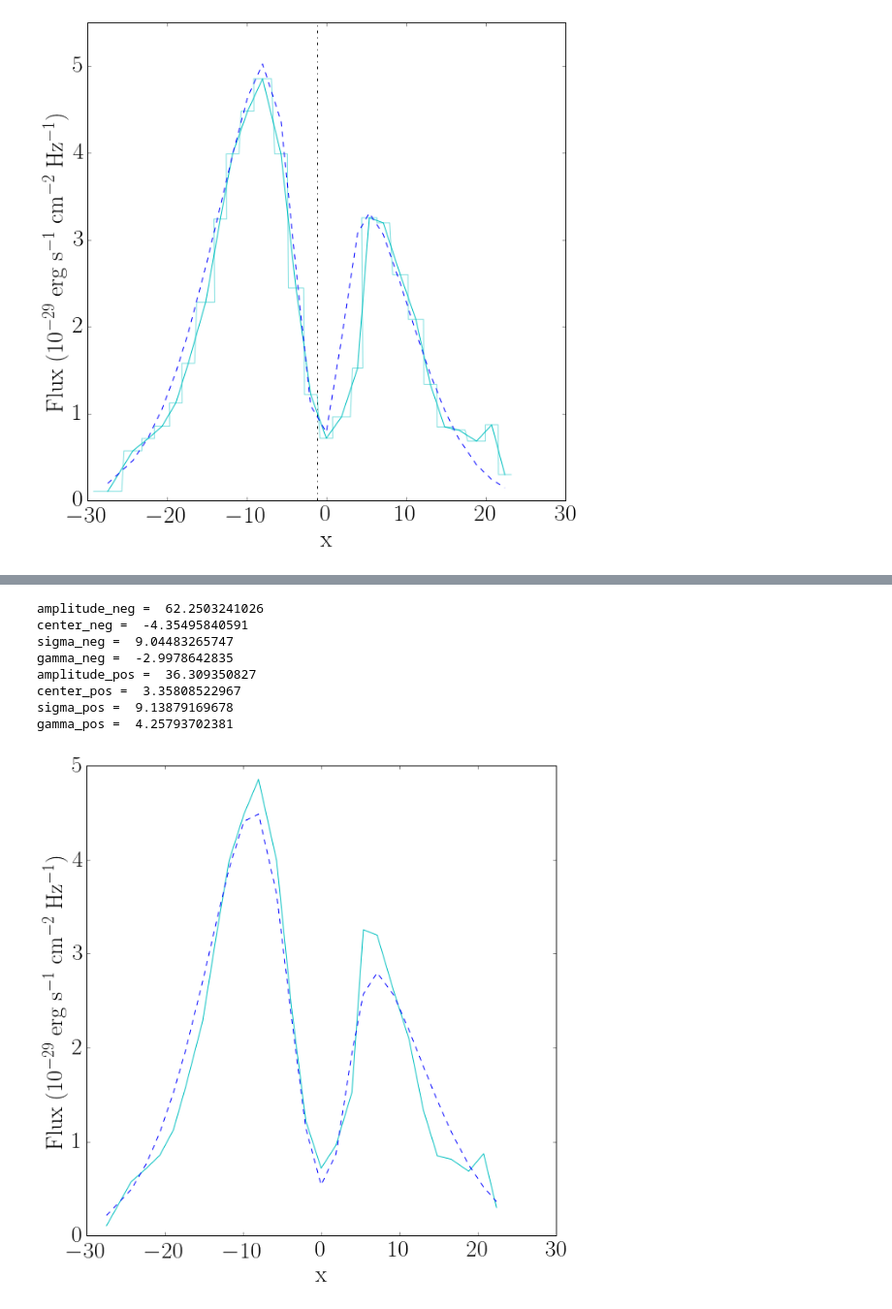
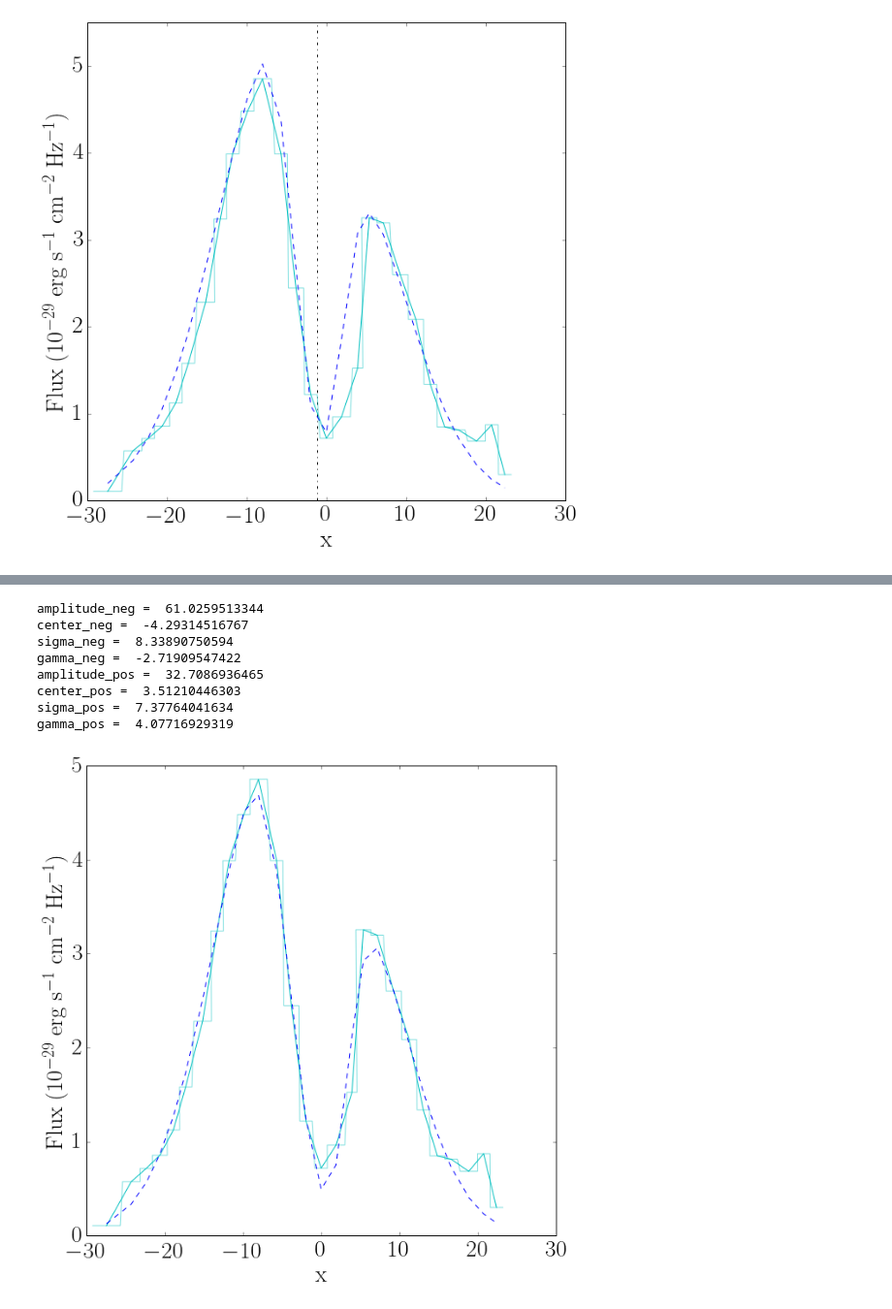
Before and after one commit to astroandes/CLARA_RotationOutflows, a Jupyter notebook: fit/gaussian_fit.ipynb, the cells around one changed output, grey strips where cells are left out. Shown: that part at 97% size. Saved outputs shown, nothing was run; the diff lists cells and outputs as text; code cells hidden in the pictures.

```diff
--- a/fit/gaussian_fit.ipynb
+++ b/fit/gaussian_fit.ipynb
@@ -127,11 +123,9 @@ l_walk = append(l_walk, likelihood(y_xp, y_x_fit0))
 # %%
 #MCMC Loop
 
-n_steps = 50000
+n_steps = 30000
 
 for i in range(n_steps):
-
-    print i
 
     amplitude_neg_prime = random.normal(amplitude_neg_walk[i], 0.1)
     center_neg_prime = random.normal(center_neg_walk[i], 0.1)
@@ -229,26 +205,27 @@ print 'center_pos = ', center_pos
 print 'sigma_pos = ', sigma_pos
 print 'gamma_pos = ', gamma_pos
 # %% [output]
-amplitude_neg =  62.2503241026
-center_neg =  -4.35495840591
-sigma_neg =  9.04483265747
-gamma_neg =  -2.9978642835
-amplitude_pos =  36.309350827
-center_pos =  3.35808522967
-sigma_pos =  9.13879169678
-gamma_pos =  4.25793702381
+amplitude_neg =  61.0259513344
+center_neg =  -4.29314516767
+sigma_neg =  8.33890750594
+gamma_neg =  -2.71909547422
+amplitude_pos =  32.7086936465
+center_pos =  3.51210446303
+sigma_pos =  7.37764041634
+gamma_pos =  4.07716929319
 # %%
 x_x_fit = x_xp
 y_x_fit = sum_2_skewed_gaussian(x_x_fit, amplitude_neg, center_neg, sigma_neg, gamma_neg, amplitude_pos, center_pos, sigma_pos, gamma_pos)
 # %%
 f = figure(figsize = (10,10))
 plot(x_xp, y_xp, c='c')
+plot(x_x, y_x, c='c', alpha=0.5)
 plot(x_x_fit, y_x_fit, c='b', linestyle='--')
 xlabel('$\mathrm{x}$')
 ylabel('$\mathrm{Flux\;(10^{-29}\;erg\;s^{-1}\;cm^{-2}\;Hz^{-1})}$')
 savefig('gaussian_fit_kulas.png')
 # %% [output]
-[figure, old version]
+[figure, new version]
 # %%
 gaussian_fit_file = open('gaussian_fit_kulas.dat','w')
 gaussian_fit_file.write('amplitude_neg\tsigma_neg\tcenter_neg\tgamma_neg\tamplitude_pos\tsigma_pos\tcenter_pos\tgamma_pos\n')
```
Also changed, not shown: parts of 3 cells of this notebook, 14 other files.
